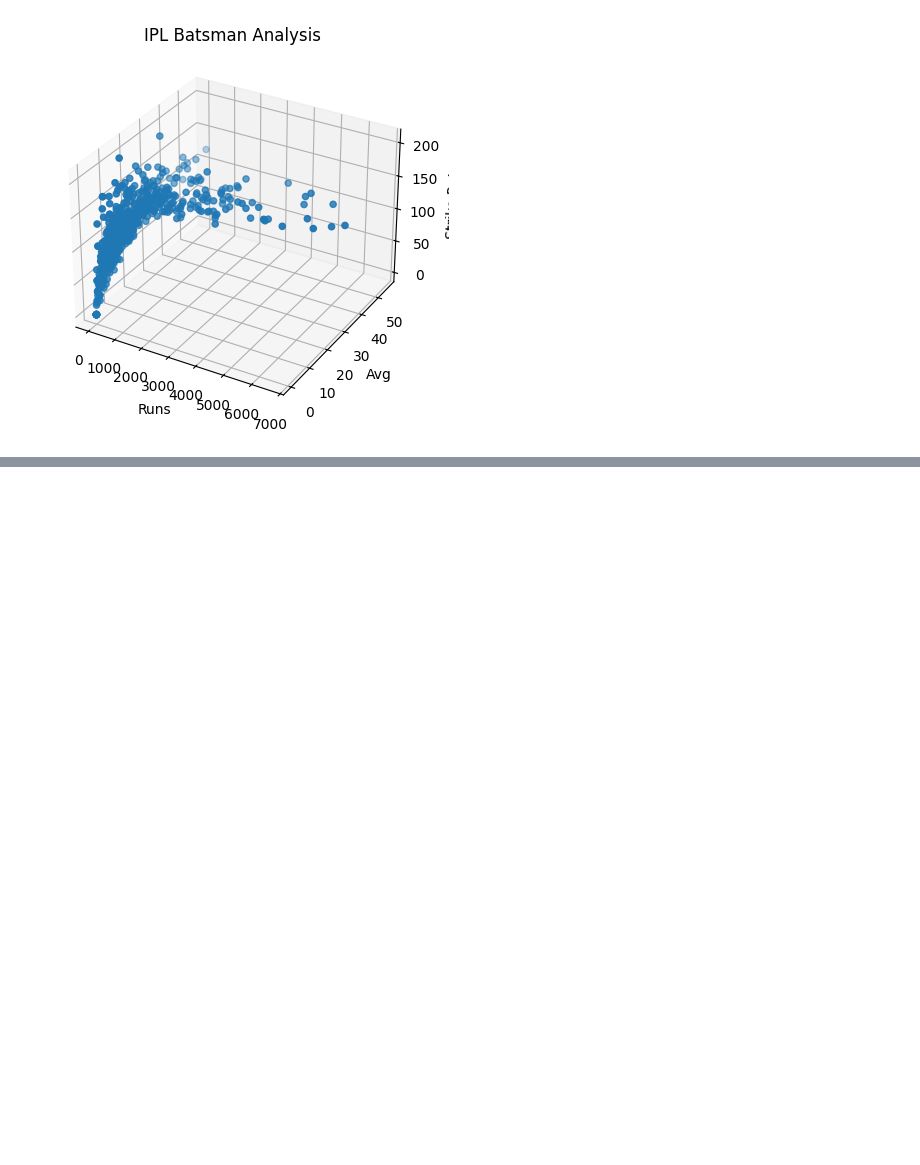
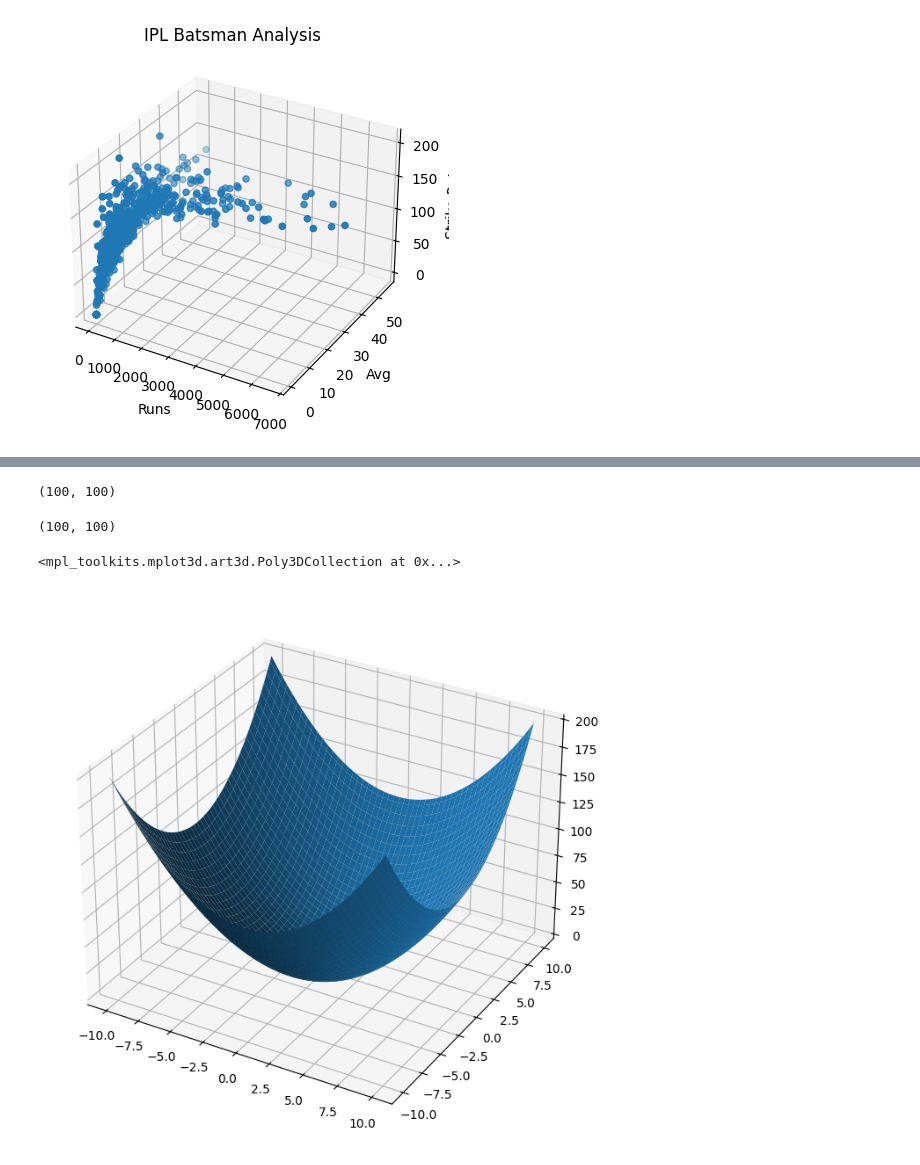
Before and after one commit to Vaidehi1005/MachineLearning, a Jupyter notebook: Matplotlib.ipynb, the cells around one changed output, grey strips where cells are left out. Drawn from its saved outputs; the diff is of its cells as text; code cells hidden in the pictures; blank space fills up the shorter version.

```diff
--- a/Matplotlib.ipynb
+++ b/Matplotlib.ipynb
@@ -792,0 +797,4 @@ ax.plot3D(x,y,z,color='red')
+# %%
+x = np.linspace(-10,10,100) #columns
+y = np.linspace(-10,10,100) #rows
+x
@@ -792,0 +839,20 @@ ax.plot3D(x,y,z,color='red')
+# %%
+xx, yy = np.meshgrid(x,y) #it combines the rows and cols meand it converts the 1D in to the 2D coordinates stores in the xx , yy and mesh grid coverts 1d into 2d grid means it converts basis on the rows to the cols and vice-versa same for the cols so it stores in to the xx and yy 2D
+# %%
+xx.shape
+# %% [output]
+(100, 100)
+# %%
+z = (xx)**2 + (yy)**2
+z.shape
+# %% [output]
+(100, 100)
+# %%
+fig = plt.figure(figsize=(12,8))
+
+ax = plt.subplot(projection='3d')
+
+ax.plot_surface(xx,yy,z) #it helps to plot the surface function
+# %% [output]
+<mpl_toolkits.mplot3d.art3d.Poly3DCollection at 0x...>
+[figure, added]
```
Also changed, not shown: parts of 12 cells of this notebook.
